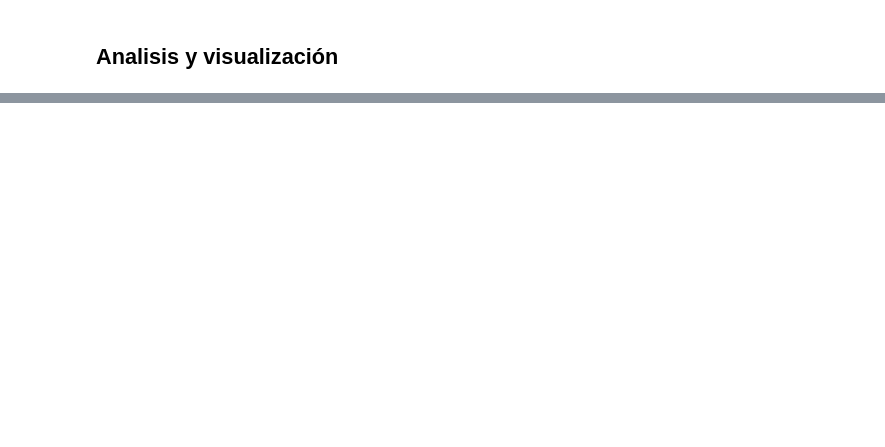
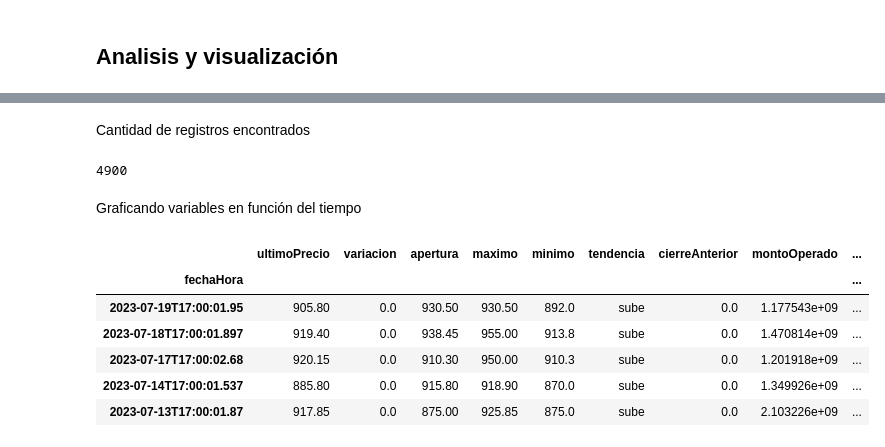
Before and after one commit to joackob/iol-client, a Jupyter notebook: uses_case/bonos.ipynb, the cells around one changed output, grey strips where cells are left out. Drawn from its saved outputs; the diff is of its cells as text; code cells hidden in the pictures; blank space fills up the shorter version.

```diff
--- a/uses_case/bonos.ipynb
+++ b/uses_case/bonos.ipynb
@@ -23,4 +24,10 @@ from src.api.constants import Ajustada
 
 hoy = date.today()
 hace_un_anio = hoy.replace(year=hoy.year - 1)
-historico = await client_iol.get_titulo_historicos(simbolo="GGAL", mercado=constants.Mercado.BCBA, fecha_desde=hace_un_anio, fecha_hasta=hoy, ajustada=Ajustada.SIN_AJUSTAR)
+historico = await client_iol.get_titulo_historicos(
+    simbolo="GGAL",
+    mercado=constants.Mercado.BCBA,
+    fecha_desde=hace_un_anio,
+    fecha_hasta=hoy,
+    ajustada=Ajustada.AJUSTADA,
+)
@@ -67,0 +69,19 @@ df.plot.line(x='fechaHora', y='ultimoPrecio')
+# %% [markdown]
+Cantidad de registros encontrados
+# %%
+df.size
+# %% [output]
+4900
+# %% [markdown]
+Graficando variables en función del tiempo
+# %%
+df.set_index("fechaHora", inplace=True)
+df.head()
+# %% [output]
+|  | ultimoPrecio | variacion | apertura | maximo | minimo | tendencia | cierreAnterior | montoOperado | ... |
+| fechaHora |  |  |  |  |  |  |  |  | ... |
+| 2023-07-19T17:00:01.95 | 905.80 | 0.0 | 930.50 | 930.50 | 892.0 | sube | 0.0 | 1.177543e+09 | ... |
+| 2023-07-18T17:00:01.897 | 919.40 | 0.0 | 938.45 | 955.00 | 913.8 | sube | 0.0 | 1.470814e+09 | ... |
+| 2023-07-17T17:00:02.68 | 920.15 | 0.0 | 910.30 | 950.00 | 910.3 | sube | 0.0 | 1.201918e+09 | ... |
+| 2023-07-14T17:00:01.537 | 885.80 | 0.0 | 915.80 | 918.90 | 870.0 | sube | 0.0 | 1.349926e+09 | ... |
+| 2023-07-13T17:00:01.87 | 917.85 | 0.0 | 875.00 | 925.85 | 875.0 | sube | 0.0 | 2.103226e+09 | ... |
```
Also changed, not shown: parts of 13 cells of this notebook.
